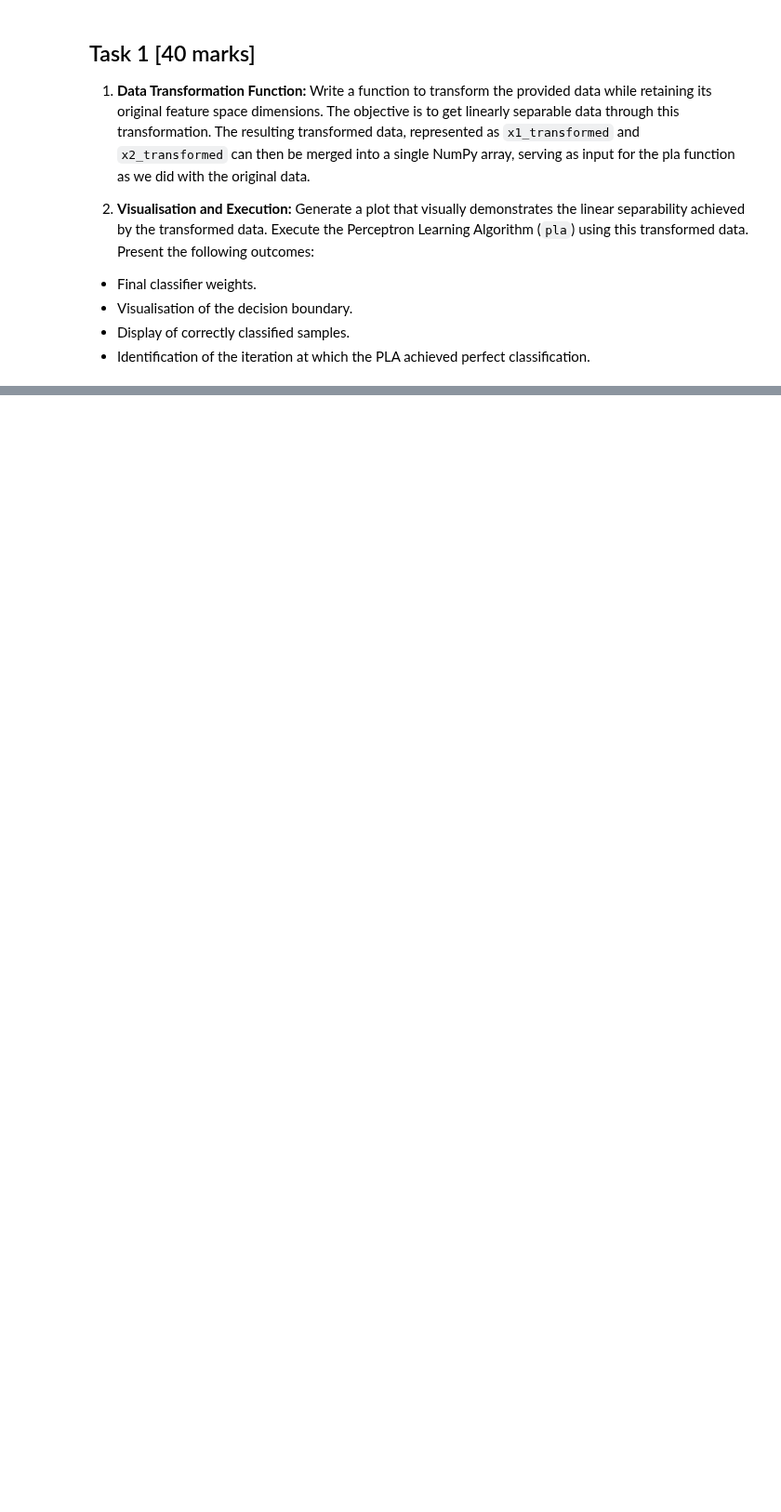
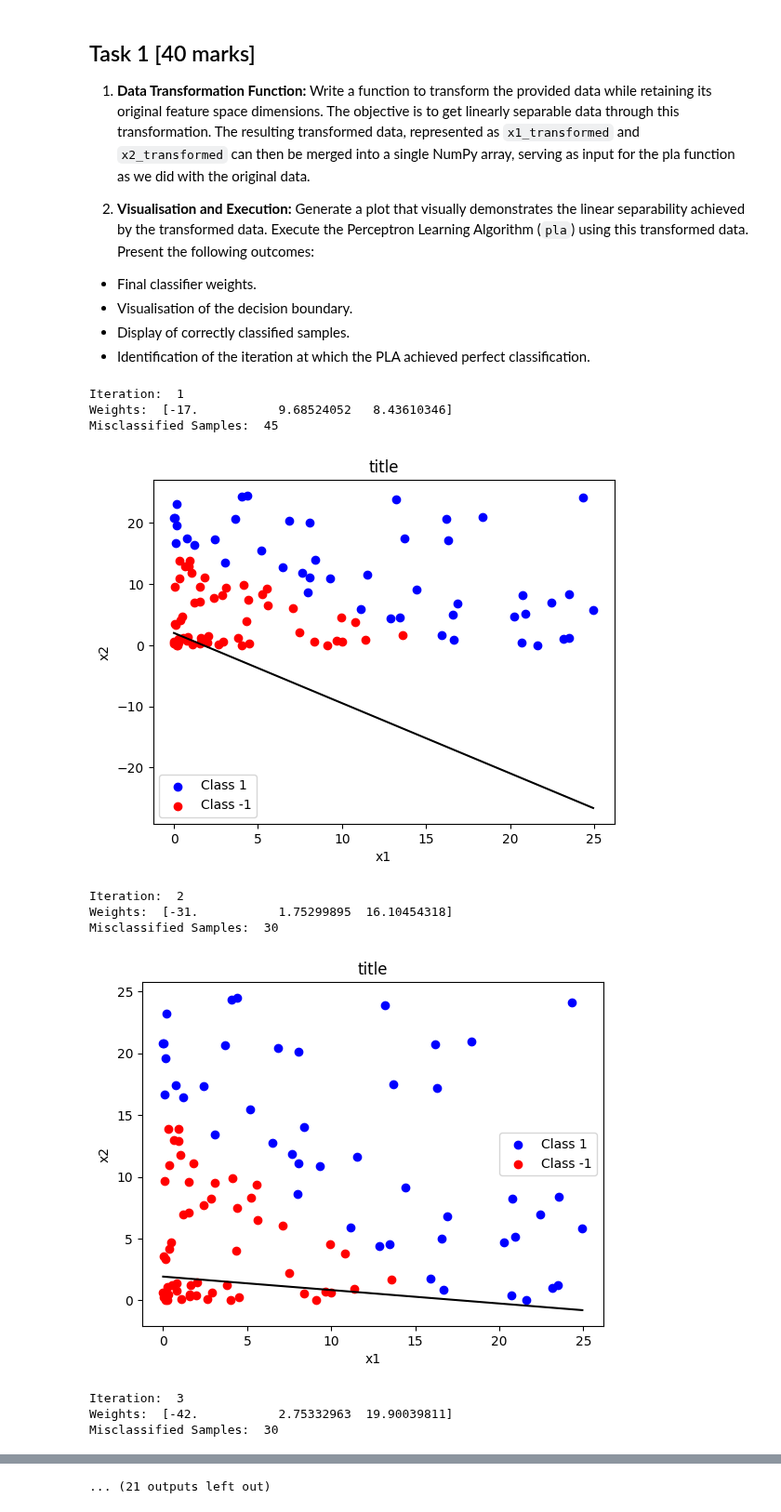
Before and after one commit to FajarKKP/Coding, a Jupyter notebook: 03_ML_NLFT.ipynb, the cells around one changed output, grey strips where cells are left out. Shown at 93% size. Drawn from its saved outputs; the diff is of its cells as text; code cells hidden in the pictures; blank space fills up the shorter version.

```diff
--- a/03_ML_NLFT.ipynb
+++ b/03_ML_NLFT.ipynb
@@ -162,0 +159,12 @@ def pla(n_iter, X, y):
+# %%
+# Task 1
+power_to_transform = 2
+def power_function(data, power_to_transform):
+  return np.power(data, power_to_transform)
+
+# Change the X1 and X2
+x1_transformed = power_function(x1,power_to_transform)
+x2_transformed = power_function(x2,power_to_transform)
+
+# merge them
+x_transformed_merged = np.column_stack((x1_transformed, x2_transformed))
@@ -162,0 +248,15 @@ def pla(n_iter, X, y):
+# %%
+n_iter = 20
+perfect_i, perfect_w, perfect_errors = pla(n_iter, x_transformed_merged, labels)
+# %% [output]
+Iteration:  1
+Weights:  [-17.           9.68524052   8.43610346]
+Misclassified Samples:  45
+[figure, added]
+Iteration:  2
+Weights:  [-31.           1.75299895  16.10454318]
+Misclassified Samples:  30
+[figure, added]
+Iteration:  3
+Weights:  [-42.           2.75332963  19.90039811]
+Misclassified Samples:  30
@@ -162,0 +276 @@ def pla(n_iter, X, y):
+... (21 outputs left out)
```
Also changed, not shown: parts of 5 cells of this notebook.
